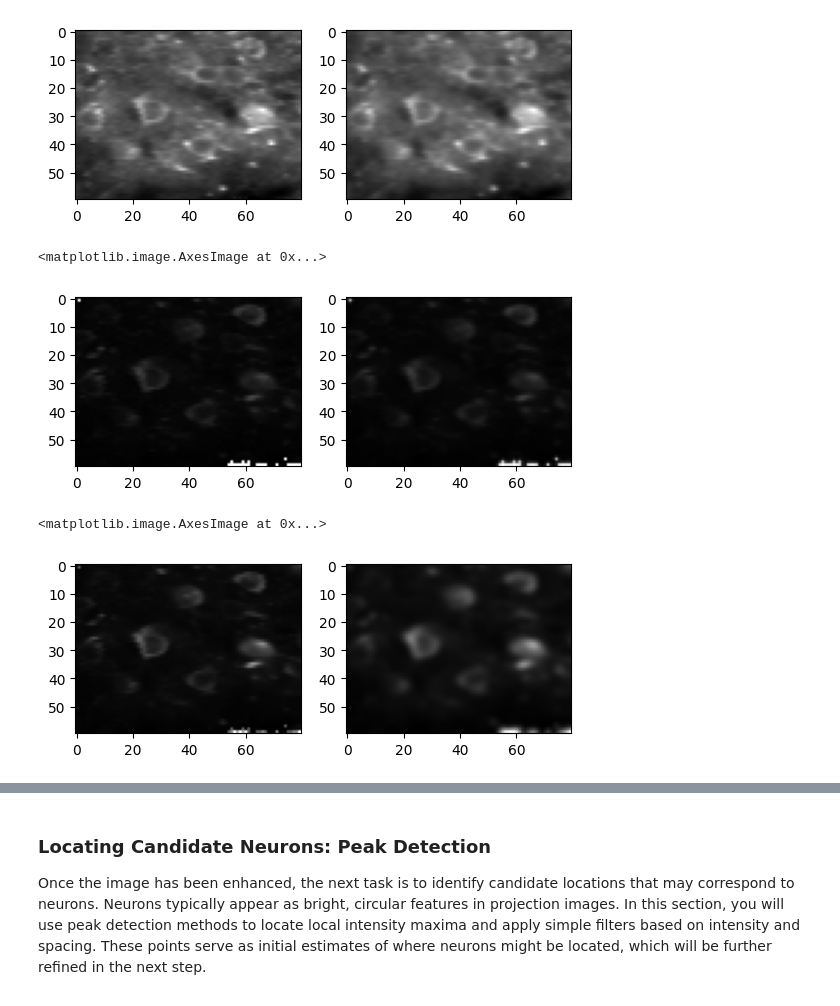
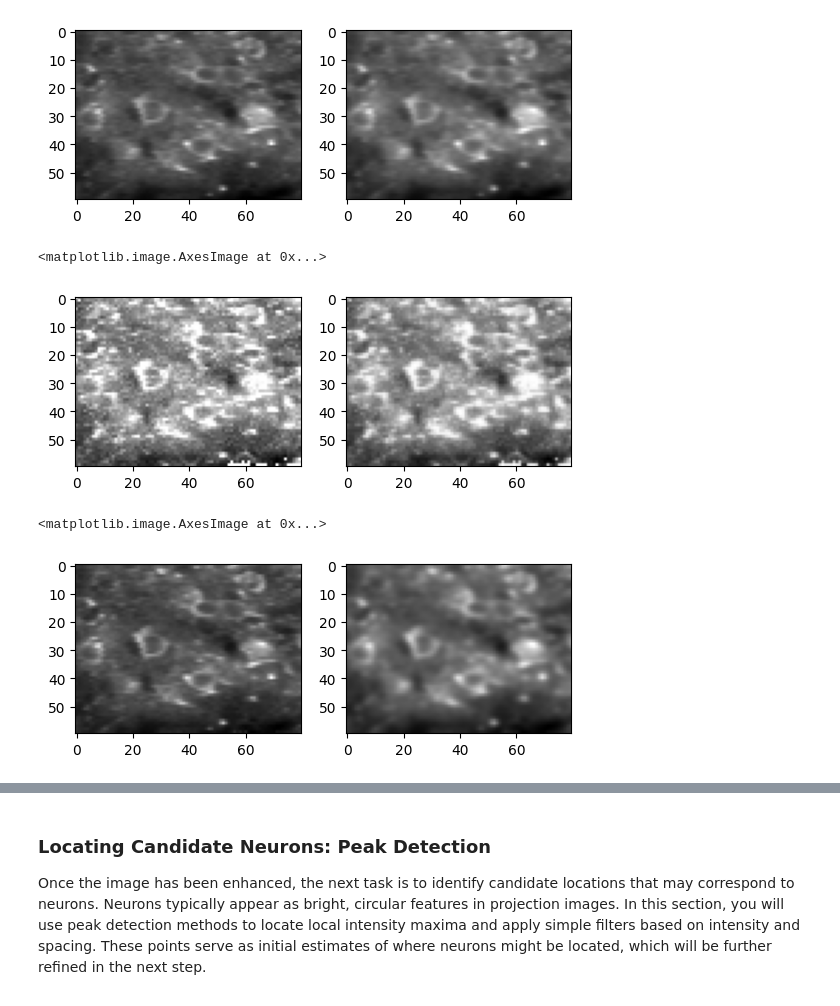
Before and after one commit to sangeethankumar/Courses, a Jupyter notebook: CalciumImaging/Draft1/07. Automated ROI Extraction.ipynb, the cells around one changed output, grey strips where cells are left out. Cells and saved outputs as stored; diff of their text form; code cells hidden in the pictures.

```diff
--- a/CalciumImaging/Draft1/07. Automated ROI Extraction.ipynb
+++ b/CalciumImaging/Draft1/07. Automated ROI Extraction.ipynb
@@ -6,5 +7,6 @@ from skimage.filters import gaussian
 # %%
-movie = tifffile.imread('data/registered_full_movie.tif')
+data = tifffile.imread('data/registered_full_movie.tif')
+movie = (data - data.min(axis=(1, 2), keepdims=True)) / (np.ptp(data, axis=(1,2), keepdims=True))
 movie.shape
 # %% [output]
 (2000, 60, 80)
@@ -112,16 +143,16 @@ plt.subplot(122)
 plt.imshow(proj_smooth, cmap='gray')
 # %% [output]
 <matplotlib.image.AxesImage at 0x...>
-[figure, old version]
+[figure, new version]
 # %%
 proj = np.std(movie, axis=0)
-proj_smooth = gaussian(proj, sigma=1.0)
+proj_smooth = gaussian(proj, sigma=0.75)
 
 plt.subplot(121)
 plt.imshow(proj, cmap='gray')
 
 plt.subplot(122)
 plt.imshow(proj_smooth, cmap='gray')
 # %% [output]
 <matplotlib.image.AxesImage at 0x...>
-[figure, old version]
+[figure, new version]
```
Also changed, not shown: parts of 33 cells of this notebook.
